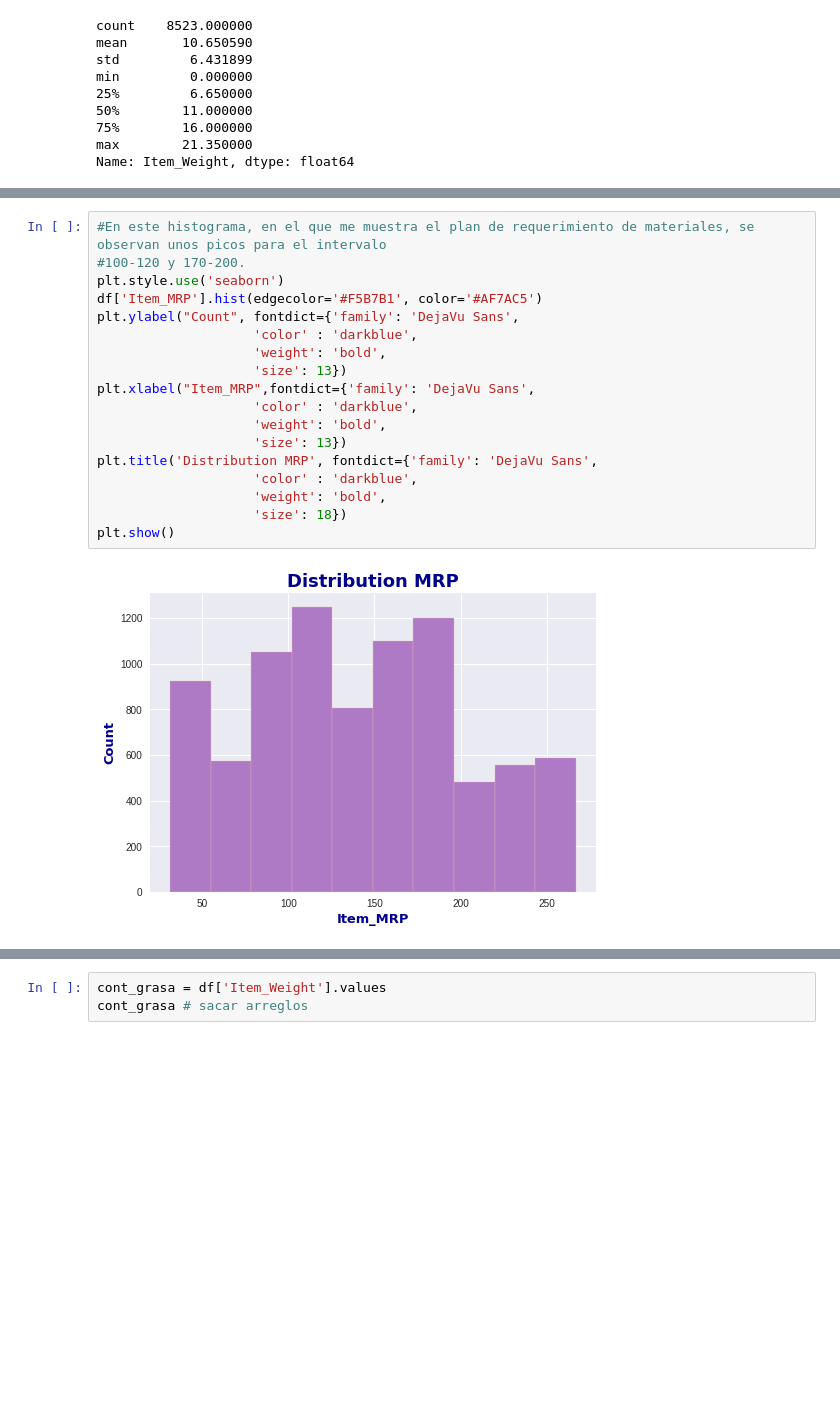
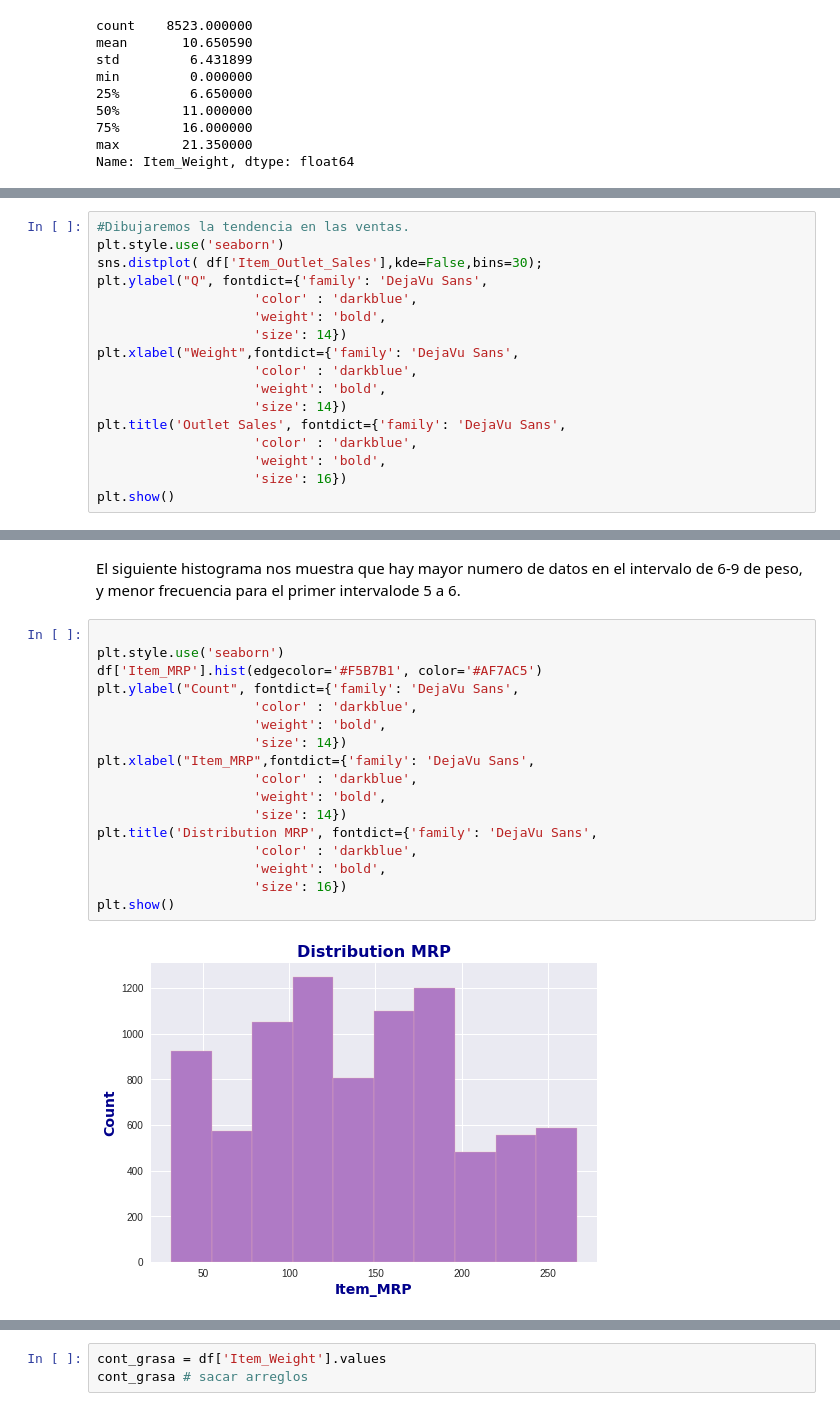
Before and after one commit to Angelica2929/sales_prediction, a Jupyter notebook: Prediccion_Ventas.ipynb, the cells around one changed output, grey strips where cells are left out. Cells and saved outputs as stored; diff of their text form; blank space fills up the shorter version.

```diff
--- a/Prediccion_Ventas.ipynb
+++ b/Prediccion_Ventas.ipynb
@@ -221,0 +243,17 @@ Name: Item_Weight, dtype: float64
+# %%
+#Dibujaremos la tendencia en las ventas.
+plt.style.use('seaborn')
+sns.distplot( df['Item_Outlet_Sales'],kde=False,bins=30);
+plt.ylabel("Q", fontdict={'family': 'DejaVu Sans',
+                    'color' : 'darkblue',
+                    'weight': 'bold',
+                    'size': 14})
+plt.xlabel("Weight",fontdict={'family': 'DejaVu Sans',
+                    'color' : 'darkblue',
+                    'weight': 'bold',
+                    'size': 14})
+plt.title('Outlet Sales', fontdict={'family': 'DejaVu Sans',
+                    'color' : 'darkblue',
+                    'weight': 'bold',
+                    'size': 16})
+plt.show()
@@ -243,20 +282,21 @@ plt.show()
+# %% [markdown]
+El siguiente histograma nos muestra que hay mayor numero de datos en el intervalo de 6-9 de peso, y menor frecuencia para el primer intervalode 5 a 6.
 # %%
-#En este histograma, en el que me muestra el plan de requerimiento de materiales, se observan unos picos para el intervalo
-#100-120 y 170-200.
+
 plt.style.use('seaborn')
 df['Item_MRP'].hist(edgecolor='#F5B7B1', color='#AF7AC5')
 plt.ylabel("Count", fontdict={'family': 'DejaVu Sans',
                     'color' : 'darkblue',
                     'weight': 'bold',
-                    'size': 13})
+                    'size': 14})
 plt.xlabel("Item_MRP",fontdict={'family': 'DejaVu Sans',
                     'color' : 'darkblue',
                     'weight': 'bold',
-                    'size': 13})
+                    'size': 14})
 plt.title('Distribution MRP', fontdict={'family': 'DejaVu Sans',
                     'color' : 'darkblue',
                     'weight': 'bold',
-                    'size': 18})
+                    'size': 16})
 plt.show()
 # %% [output]
-[figure, old version]
+[figure, new version]
```
Also changed, not shown: parts of 35 cells of this notebook.
